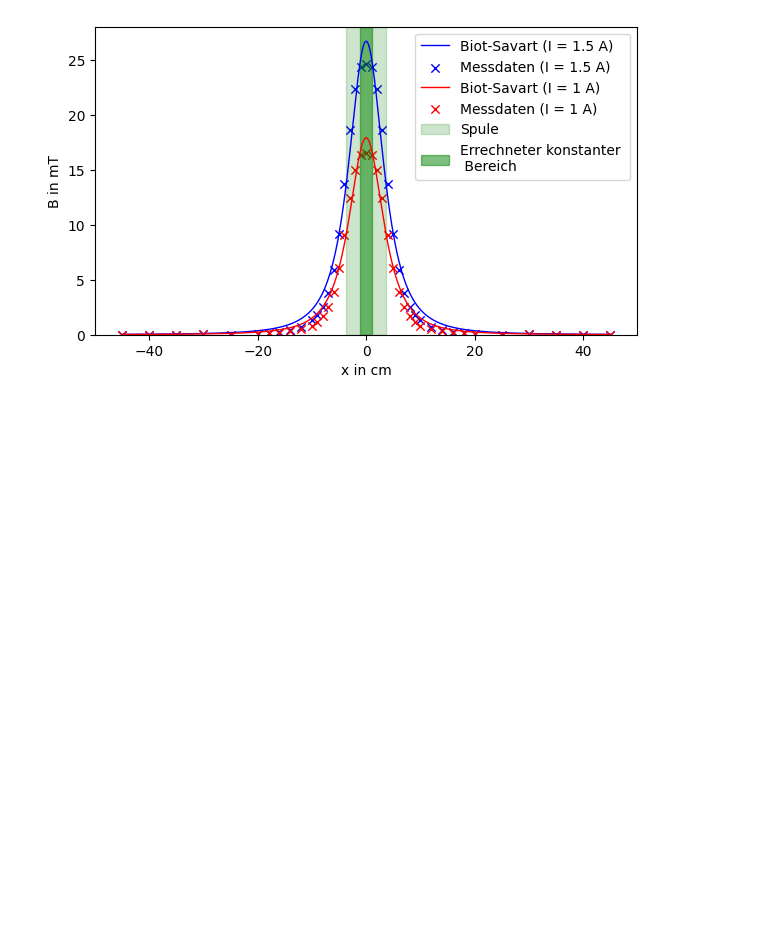
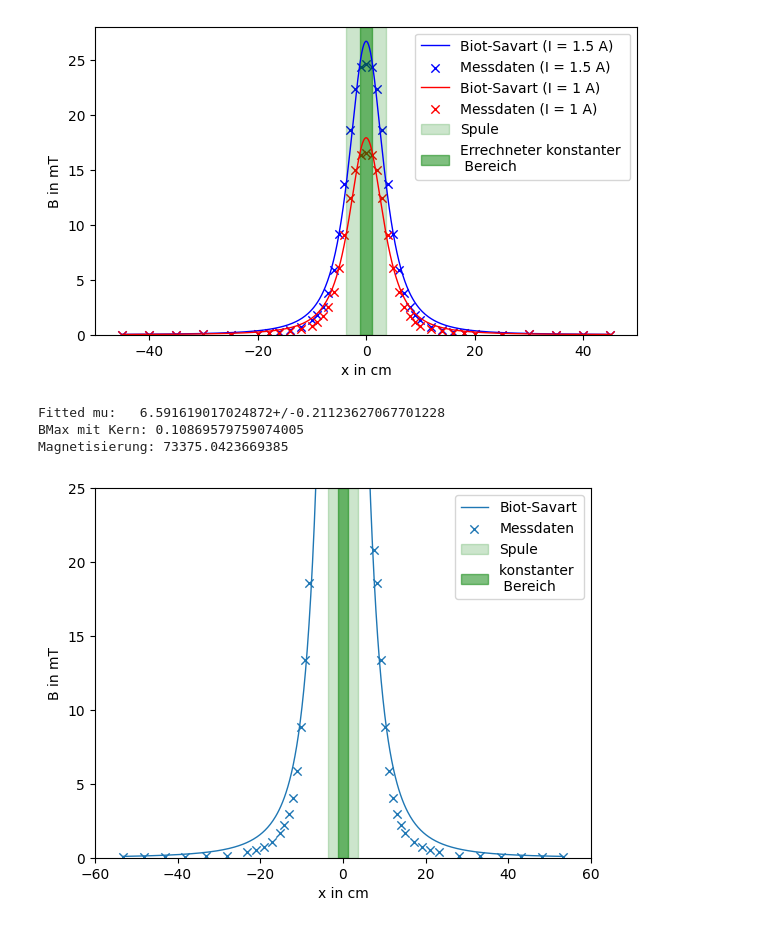
Before and after one commit to MaggdaDev/AP2, a Jupyter notebook: MAG/mag.ipynb, the cells around one changed output. Drawn from its saved outputs; the diff is of its cells as text; code cells hidden in the pictures; blank space fills up the shorter version.

```diff
--- a/MAG/mag.ipynb
+++ b/MAG/mag.ipynb
@@ -288,3 +289,39 @@ Plot ohne Kern.
  1A:    R = (0.04879098352917958+/-0.00130309943215238)m    I = (1.1589519191053195+/-0.023091285833220117)A
 1.5A:    R = (0.04909063899510698+/-0.0013043223149780457)m    I = (1.7374141521213344+/-0.03443376776110385)A
 [figure]
+# %%
+### MIT KERN
+rConst = rEff1Amp # gemessen mit 1A
+iConst = iEff1Amp
+def biotSavartLongitudinalKern(xData, kernParam):
+    return kernParam *  N * (mu / 2.0) * (rConst**2.0) * iConst * (xData**2.0 + rConst**2.0)**(-3.0/2.0)
+
+mitKernFitOpt, mitKernFitCov = curve_fit(biotSavartLongitudinalKern, xDataMitKernMirrored, bDataMitKernMirrored)
+kernMuFitted = mitKernFitOpt[0]
+kernMuFittedErr = np.sqrt(np.diag(mitKernFitCov)) [0]
+linsp = smoothLinSpaceFromXData(xDataMitKernMirrored)
+plt.plot(100*linsp, 1000*biotSavartLongitudinalKern(linsp, kernMuFitted), label="Biot-Savart")
+plt.scatter(100*xDataMitKernMirrored, 1000*bDataMitKernMirrored, label="Messdaten")
+
+plt.axvspan(-spulenLaenge/2, spulenLaenge/2, color="green", alpha=0.2, label="Spule")
+plt.axvspan(-xMaxGewichtetesMittel*100, xMaxGewichtetesMittel*100, color="green", alpha=0.5, label="konstanter \n Bereich")
+
+plt.legend()
+
+print("Fitted mu:   {}+/-{}".format(kernMuFitted, kernMuFittedErr))
+plt.xlim(-60, 60)
+plt.ylim(0, 25)
+plt.ylabel("B in mT")
+plt.xlabel("x in cm")
+
+bMaxMitKern = biotSavartLongitudinalKern(xMax1Amp, kernMuFitted)
+
+print("BMax mit Kern: {}".format(bMaxMitKern))
+
+magnetisierung = bMaxMitKern * (1.0 - 1.0/kernMuFitted) / mu
+print("Magnetisierung: {}".format(magnetisierung))
+# %% [output]
+Fitted mu:   6.591619017024872+/-0.21123627067701228
+BMax mit Kern: 0.10869579759074005
+Magnetisierung: 73375.0423669385
+[figure, added]
```
Also changed, not shown: parts of 2 cells of this notebook, 4 other files.
